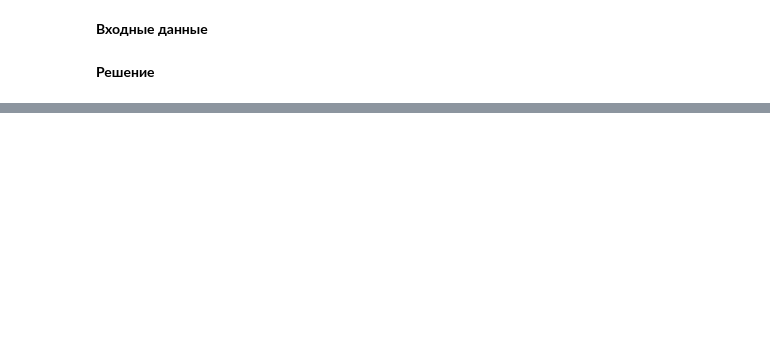
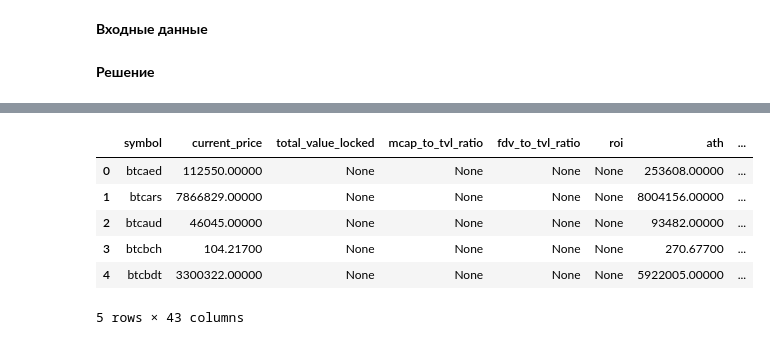
Before and after one commit to D-lana/Test_Finam, a Jupyter notebook: test_api/test_api_task_2.ipynb, the cells around one changed output, grey strips where cells are left out. Cells and saved outputs as stored; diff of their text form; code cells hidden in the pictures; blank space fills up the shorter version.

```diff
--- a/test_api/test_api_task_2.ipynb
+++ b/test_api/test_api_task_2.ipynb
@@ -38,0 +170,17 @@ response_2.status_code
+# %%
+# Сущность coinGecko (пример)
+example = cg.get_coin_by_id('bitcoin')
+pd.set_option('display.max_columns', 42)
+df_gecko = pd.DataFrame(example['market_data'])
+df_gecko.reset_index(inplace=True)
+df_gecko['index'] = df_gecko['index'].map(lambda x: 'btc' + x)
+df_gecko.rename(columns={'index': 'symbol'}, inplace=True)
+df_gecko.head()
+# %% [output]
+|  | symbol | current_price | total_value_locked | mcap_to_tvl_ratio | fdv_to_tvl_ratio | roi | ath | ... |
+| 0 | btcaed | 112550.00000 | None | None | None | None | 253608.00000 | ... |
+| 1 | btcars | 7866829.00000 | None | None | None | None | 8004156.00000 | ... |
+| 2 | btcaud | 46045.00000 | None | None | None | None | 93482.00000 | ... |
+| 3 | btcbch | 104.21700 | None | None | None | None | 270.67700 | ... |
+| 4 | btcbdt | 3300322.00000 | None | None | None | None | 5922005.00000 | ... |
+5 rows × 43 columns
```
Also changed, not shown: parts of 10 cells of this notebook, 2 other files.
